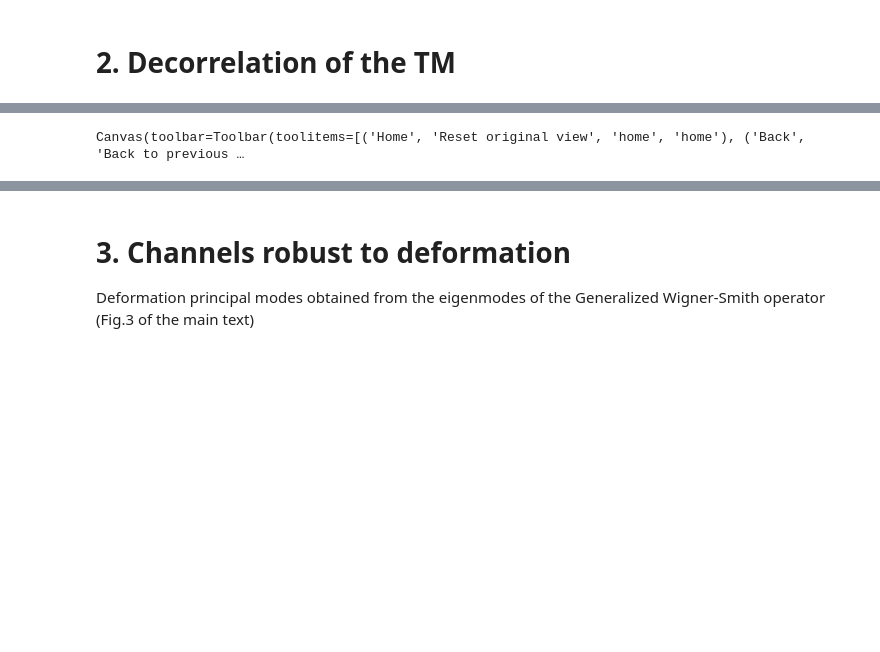
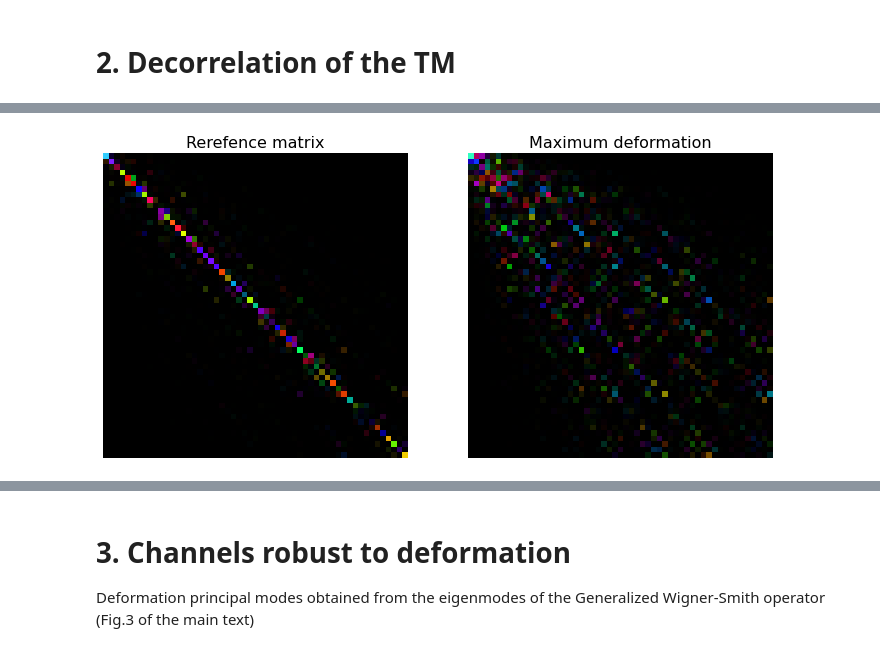
Before and after one commit to wavefrontshaping/article_MMF_disorder, a Jupyter notebook: Analysis/Analysis_Deformation.ipynb, the cells around one changed output, grey strips where cells are left out. Saved outputs shown, nothing was run; the diff lists cells and outputs as text; code cells hidden in the pictures; blank space fills up the shorter version.

```diff
--- a/Analysis/Analysis_Deformation.ipynb
+++ b/Analysis/Analysis_Deformation.ipynb
@@ -100,26 +99,25 @@ Text(0, 0.5, 'Complex correlation')
 # %%
 to_img = lambda x: colorize(x, beta = 1.8, max_threshold = 0.8)
 
 
 mode = 'half'
 
 if mode == 'half':
     n_end = Nmodes
 elif mode == 'full':
     n_end = 2*Nmodes
 
 fig ,ax = plt.subplots(1,2, figsize = (12,6))
-ax[0].imshow(to_img(TM_ref[:n_end,:n_end]))
+ax[0].imshow(to_img(TM_ref[:n_end,:n_end]), interpolation = 'None')
 ax[0].axis('off')
 ax[0].set_title('Rerefence matrix')
-ax[1].imshow(to_img(TM_perturb[:n_end,:n_end]))
+ax[1].imshow(to_img(TM_perturb[:n_end,:n_end]), interpolation = 'None')
 ax[1].axis('off')
 ax[1].set_title('Maximum deformation')
-#
 plt.show()
-fig.savefig('TMs_complex_deform_half.svg', dpi = 'figure')
+#fig.savefig('TMs_complex_deform_half.svg', dpi = 'figure')
 # %% [output]
-Canvas(toolbar=Toolbar(toolitems=[('Home', 'Reset original view', 'home', 'home'), ('Back', 'Back to previous …
+[figure, added]
 # %%
 n_phi = 30
 n_amp = 100
```
Also changed, not shown: parts of 12 cells of this notebook, 1 other file.
